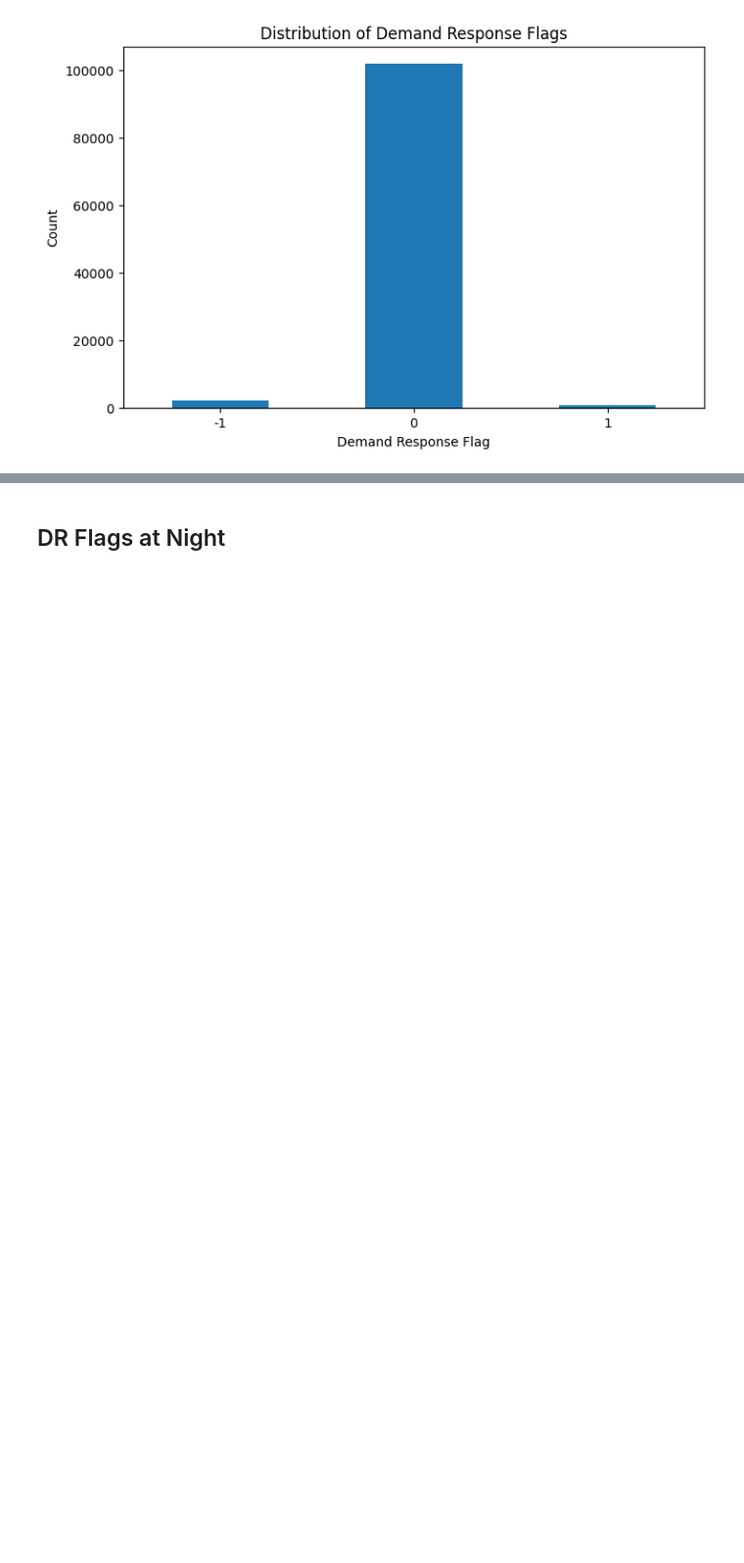
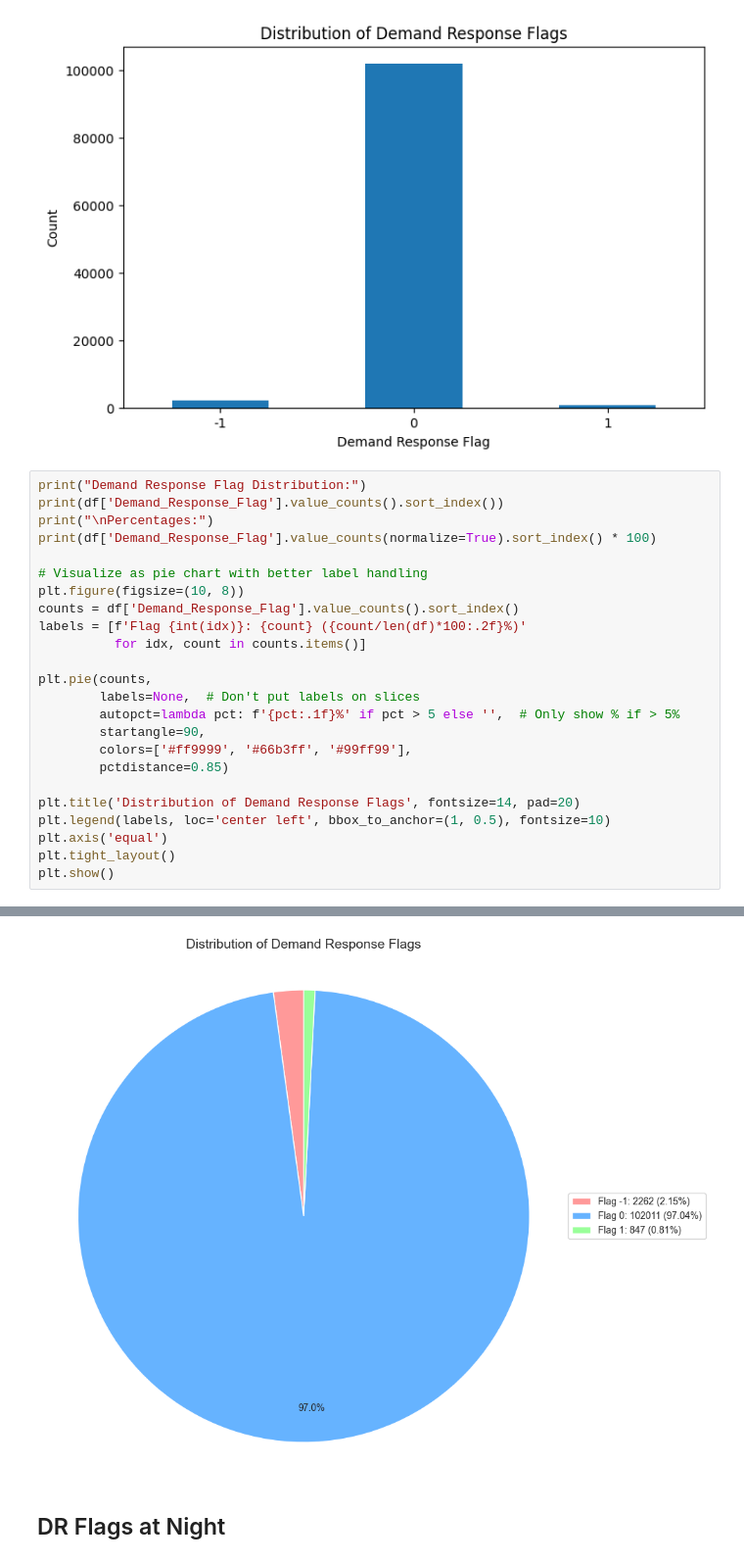
Before and after one commit to xXTime-OnXx/aicomp-flextrack, a Jupyter notebook: notebooks/data_quality_assessment.ipynb, the cells around one changed output, grey strips where cells are left out. Shown: that part at 98% size. Cells and saved outputs as stored; diff of their text form; blank space fills up the shorter version.

```diff
--- a/notebooks/data_quality_assessment.ipynb
+++ b/notebooks/data_quality_assessment.ipynb
@@ -135,3 +135,28 @@ Demand_Response_Flag
  1     0.805746
 Name: proportion, dtype: float64
 [figure]
+# %%
+print("Demand Response Flag Distribution:")
+print(df['Demand_Response_Flag'].value_counts().sort_index())
+print("\nPercentages:")
+print(df['Demand_Response_Flag'].value_counts(normalize=True).sort_index() * 100)
+
+# Visualize as pie chart with better label handling
+plt.figure(figsize=(10, 8))
+counts = df['Demand_Response_Flag'].value_counts().sort_index()
+labels = [f'Flag {int(idx)}: {count} ({count/len(df)*100:.2f}%)'
+          for idx, count in counts.items()]
+
+plt.pie(counts,
+        labels=None,  # Don't put labels on slices
+        autopct=lambda pct: f'{pct:.1f}%' if pct > 5 else '',  # Only show % if > 5%
+        startangle=90,
+        colors=['#ff9999', '#66b3ff', '#99ff99'],
+        pctdistance=0.85)
+
+plt.title('Distribution of Demand Response Flags', fontsize=14, pad=20)
+plt.legend(labels, loc='center left', bbox_to_anchor=(1, 0.5), fontsize=10)
+plt.axis('equal')
+plt.tight_layout()
+plt.show()
+# %% [output]
@@ -138,3 +176,4 @@ Name: proportion, dtype: float64
+[figure, added]
 # %% [markdown]
 ## DR Flags at Night
 # %%
```
Also changed, not shown: parts of 4 cells of this notebook.
